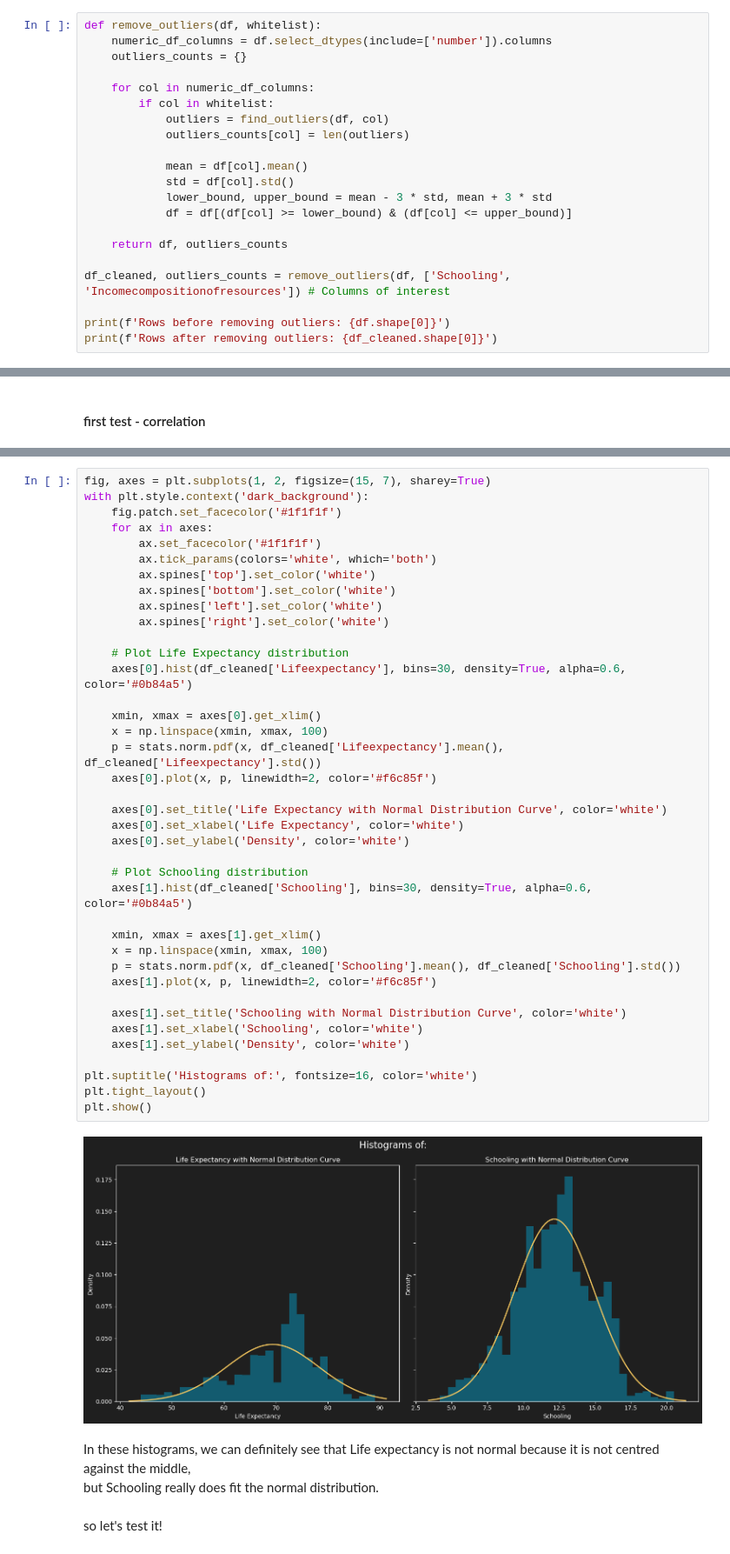
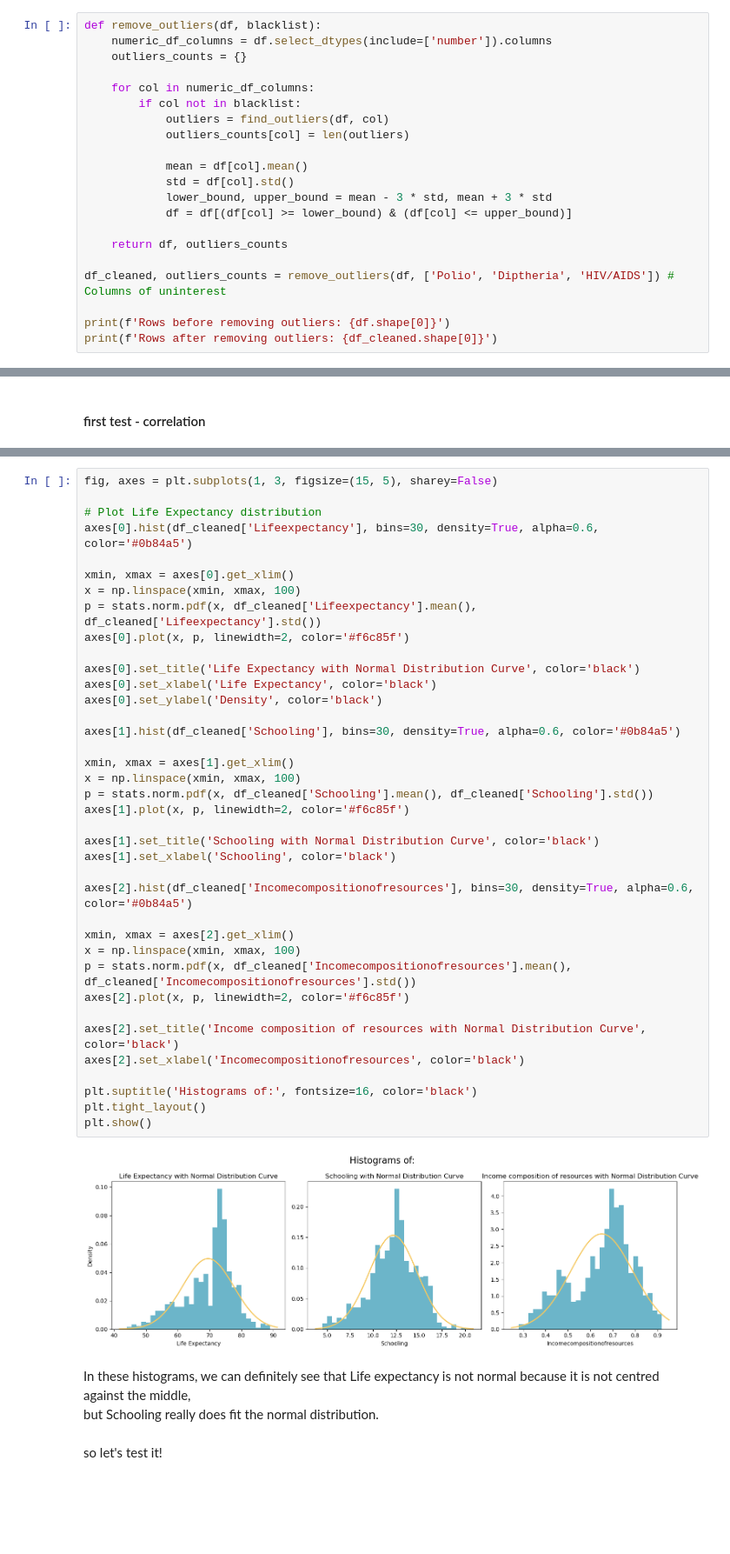
Before and after one commit to amitedenzon/life-expectancy, a Jupyter notebook: research.ipynb, the cells around one changed output, grey strips where cells are left out. Shown at 87% size. Saved outputs shown, nothing was run; the diff lists cells and outputs as text; blank space fills up the shorter version.

```diff
--- a/research.ipynb
+++ b/research.ipynb
@@ -178,10 +178,10 @@ plot_outliers(df)
 # %%
-def remove_outliers(df, whitelist):
+def remove_outliers(df, blacklist):
     numeric_df_columns = df.select_dtypes(include=['number']).columns
     outliers_counts = {}
 
     for col in numeric_df_columns:
-        if col in whitelist:
+        if col not in blacklist:
             outliers = find_outliers(df, col)
             outliers_counts[col] = len(outliers)
 
@@ -192,7 +192,7 @@ def remove_outliers(df, whitelist):
 
     return df, outliers_counts
 
-df_cleaned, outliers_counts = remove_outliers(df, ['Schooling', 'Incomecompositionofresources']) # Columns of interest
+df_cleaned, outliers_counts = remove_outliers(df, ['Polio', 'Diptheria', 'HIV/AIDS']) # Columns of uninterest
 
 print(f'Rows before removing outliers: {df.shape[0]}')
 print(f'Rows after removing outliers: {df_cleaned.shape[0]}')
@@ -238,44 +233,43 @@ in order to answer our hypothesis we need to understand the distribution of our
 # %%
-fig, axes = plt.subplots(1, 2, figsize=(15, 7), sharey=True)
-with plt.style.context('dark_background'):
-    fig.patch.set_facecolor('#1f1f1f')
-    for ax in axes:
-        ax.set_facecolor('#1f1f1f')
-        ax.tick_params(colors='white', which='both')
-        ax.spines['top'].set_color('white')
-        ax.spines['bottom'].set_color('white')
-        ax.spines['left'].set_color('white')
-        ax.spines['right'].set_color('white')
+fig, axes = plt.subplots(1, 3, figsize=(15, 5), sharey=False)
 
-    # Plot Life Expectancy distribution
-    axes[0].hist(df_cleaned['Lifeexpectancy'], bins=30, density=True, alpha=0.6, color='#0b84a5')
+# Plot Life Expectancy distribution
+axes[0].hist(df_cleaned['Lifeexpectancy'], bins=30, density=True, alpha=0.6, color='#0b84a5')
 
-    xmin, xmax = axes[0].get_xlim()
-    x = np.linspace(xmin, xmax, 100)
-    p = stats.norm.pdf(x, df_cleaned['Lifeexpectancy'].mean(), df_cleaned['Lifeexpectancy'].std())
-    axes[0].plot(x, p, linewidth=2, color='#f6c85f')
+xmin, xmax = axes[0].get_xlim()
+x = np.linspace(xmin, xmax, 100)
+p = stats.norm.pdf(x, df_cleaned['Lifeexpectancy'].mean(), df_cleaned['Lifeexpectancy'].std())
+axes[0].plot(x, p, linewidth=2, color='#f6c85f')
 
-    axes[0].set_title('Life Expectancy with Normal Distribution Curve', color='white')
-    axes[0].set_xlabel('Life Expectancy', color='white')
-    axes[0].set_ylabel('Density', color='white')
+axes[0].set_title('Life Expectancy with Normal Distribution Curve', color='black')
+axes[0].set_xlabel('Life Expectancy', color='black')
+axes[0].set_ylabel('Density', color='black')
 
-    # Plot Schooling distribution
-    axes[1].hist(df_cleaned['Schooling'], bins=30, density=True, alpha=0.6, color='#0b84a5')
+axes[1].hist(df_cleaned['Schooling'], bins=30, density=True, alpha=0.6, color='#0b84a5')
 
-    xmin, xmax = axes[1].get_xlim()
-    x = np.linspace(xmin, xmax, 100)
-    p = stats.norm.pdf(x, df_cleaned['Schooling'].mean(), df_cleaned['Schooling'].std())
-    axes[1].plot(x, p, linewidth=2, color='#f6c85f')
+xmin, xmax = axes[1].get_xlim()
+x = np.linspace(xmin, xmax, 100)
+p = stats.norm.pdf(x, df_cleaned['Schooling'].mean(), df_cleaned['Schooling'].std())
+axes[1].plot(x, p, linewidth=2, color='#f6c85f')
 
-    axes[1].set_title('Schooling with Normal Distribution Curve', color='white')
-    axes[1].set_xlabel('Schooling', color='white')
-    axes[1].set_ylabel('Density', color='white')
+axes[1].set_title('Schooling with Normal Distribution Curve', color='black')
+axes[1].set_xlabel('Schooling', color='black')
 
-plt.suptitle('Histograms of:', fontsize=16, color='white')
+axes[2].hist(df_cleaned['Incomecompositionofresources'], bins=30, density=True, alpha=0.6, color='#0b84a5')
+
+xmin, xmax = axes[2].get_xlim()
+x = np.linspace(xmin, xmax, 100)
+p = stats.norm.pdf(x, df_cleaned['Incomecompositionofresources'].mean(), df_cleaned['Incomecompositionofresources'].std())
+axes[2].plot(x, p, linewidth=2, color='#f6c85f')
+
+axes[2].set_title('Income composition of resources with Normal Distribution Curve', color='black')
+axes[2].set_xlabel('Incomecompositionofresources', color='black')
+
+plt.suptitle('Histograms of:', fontsize=16, color='black')
 plt.tight_layout()
 plt.show()
 # %% [output]
-[figure, old version]
+[figure, new version]
 # %% [markdown]
 In these histograms, we can definitely see that Life expectancy is not normal because it is not centred against the middle,<br/>
 but Schooling really does fit the normal distribution.<br/><br/>
```
Also changed, not shown: parts of 33 cells of this notebook, 3 other files.
